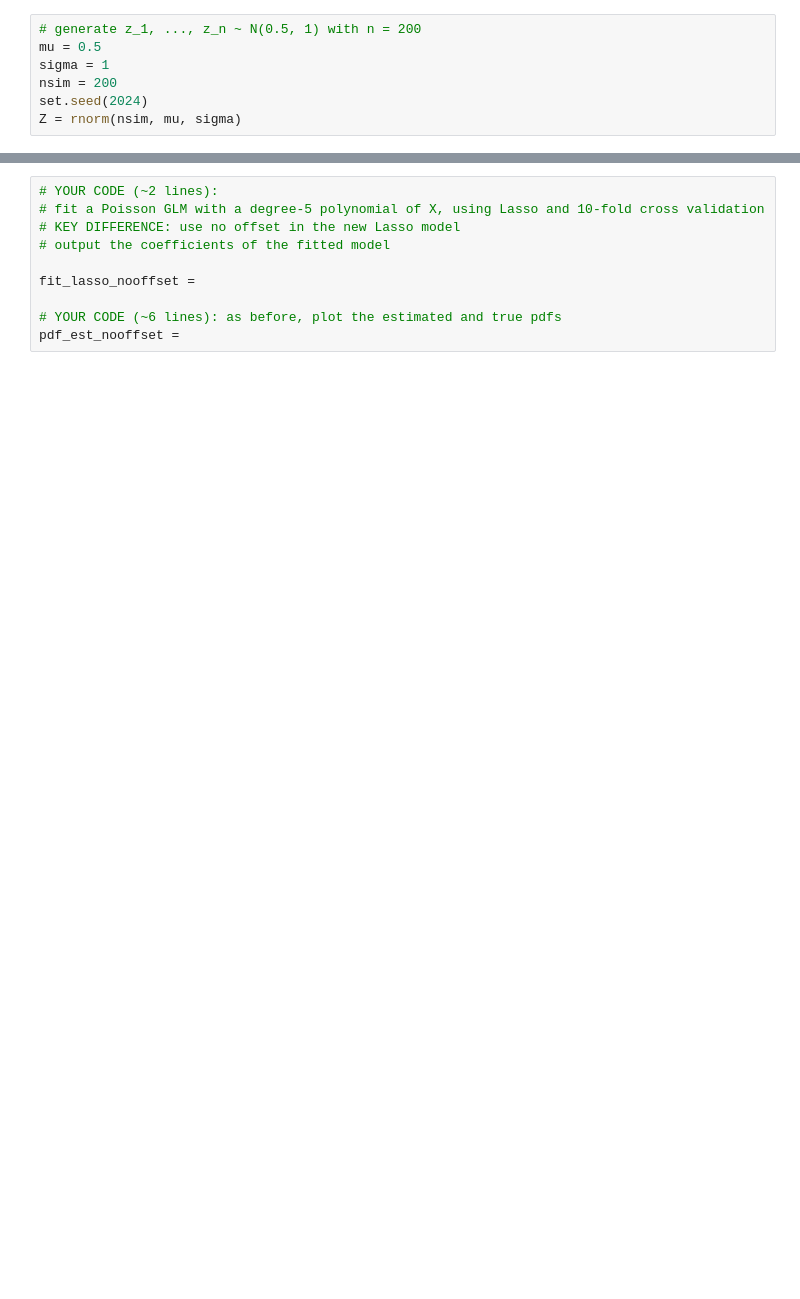
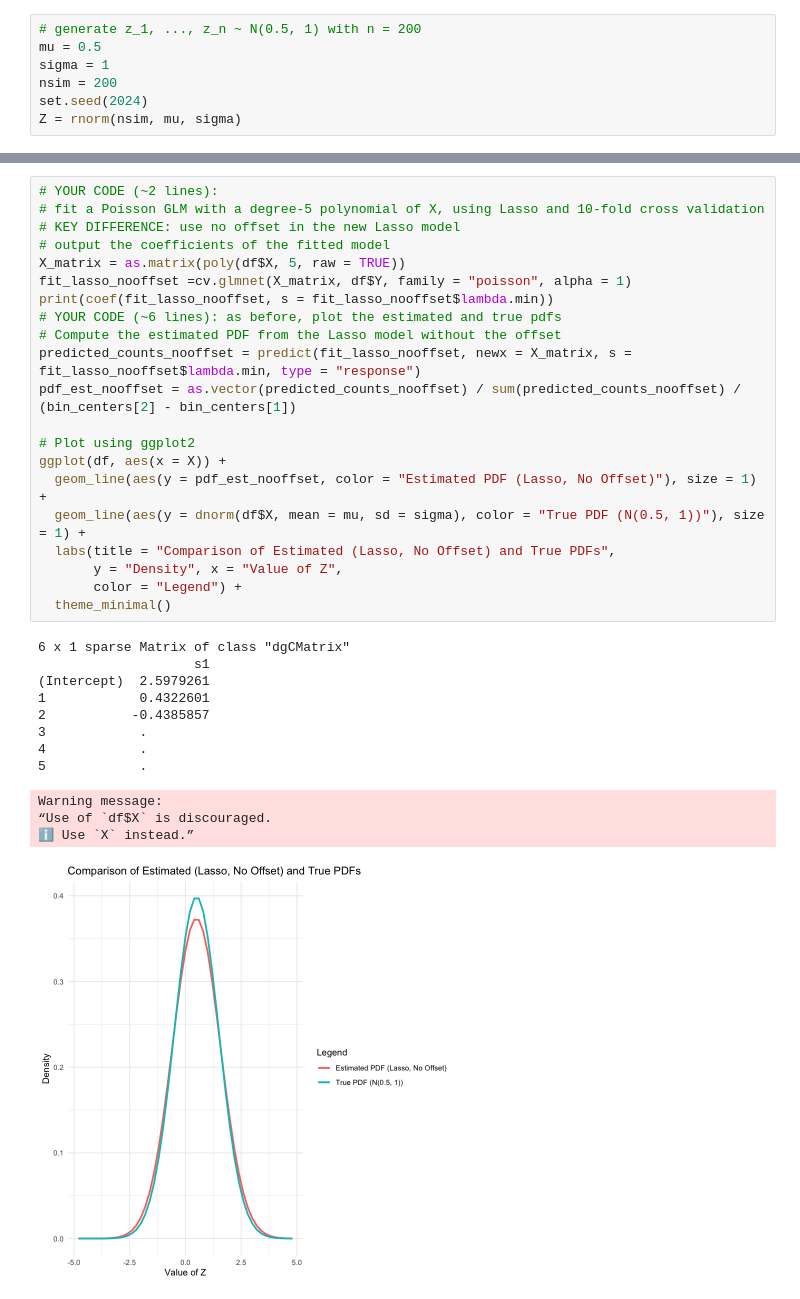
Before and after one commit to devt287/applied_stat, a Jupyter notebook: HW3_P3.ipynb, the cells around one changed output, grey strips where cells are left out. Cells and saved outputs as stored; diff of their text form; blank space fills up the shorter version.

```diff
--- a/HW3_P3.ipynb
+++ b/HW3_P3.ipynb
@@ -71,10 +187,34 @@ pdf_est_lasso =
 # %%
 # YOUR CODE (~2 lines):
 # fit a Poisson GLM with a degree-5 polynomial of X, using Lasso and 10-fold cross validation
 # KEY DIFFERENCE: use no offset in the new Lasso model
 # output the coefficients of the fitted model
+X_matrix = as.matrix(poly(df$X, 5, raw = TRUE))
+fit_lasso_nooffset =cv.glmnet(X_matrix, df$Y, family = "poisson", alpha = 1)
+print(coef(fit_lasso_nooffset, s = fit_lasso_nooffset$lambda.min))
+# YOUR CODE (~6 lines): as before, plot the estimated and true pdfs
+# Compute the estimated PDF from the Lasso model without the offset
+predicted_counts_nooffset = predict(fit_lasso_nooffset, newx = X_matrix, s = fit_lasso_nooffset$lambda.min, type = "response")
+pdf_est_nooffset = as.vector(predicted_counts_nooffset) / sum(predicted_counts_nooffset) / (bin_centers[2] - bin_centers[1])
 
-fit_lasso_nooffset =
-
-# YOUR CODE (~6 lines): as before, plot the estimated and true pdfs
-pdf_est_nooffset =
+# Plot using ggplot2
+ggplot(df, aes(x = X)) +
+  geom_line(aes(y = pdf_est_nooffset, color = "Estimated PDF (Lasso, No Offset)"), size = 1) +
+  geom_line(aes(y = dnorm(df$X, mean = mu, sd = sigma), color = "True PDF (N(0.5, 1))"), size = 1) +
+  labs(title = "Comparison of Estimated (Lasso, No Offset) and True PDFs",
+       y = "Density", x = "Value of Z",
+       color = "Legend") +
+  theme_minimal()
+# %% [output]
+6 x 1 sparse Matrix of class "dgCMatrix"
+                    s1
+(Intercept)  2.5979261
+1            0.4322601
+2           -0.4385857
+3            .
+4            .
+5            .
+Warning message:
+“Use of `df$X` is discouraged.
+ℹ Use `X` instead.”
+[figure, added]
```
Also changed, not shown: parts of 7 cells of this notebook.
